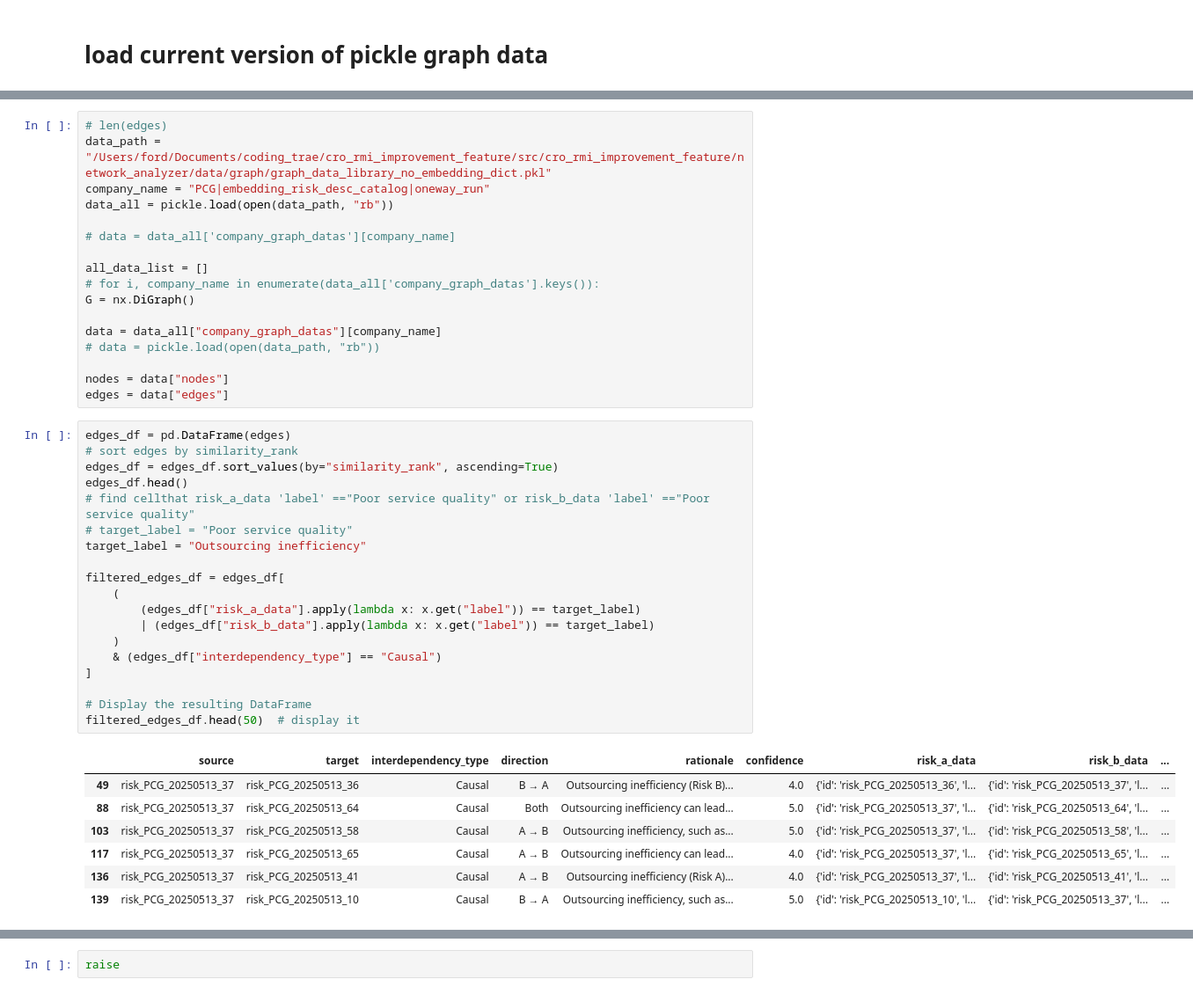
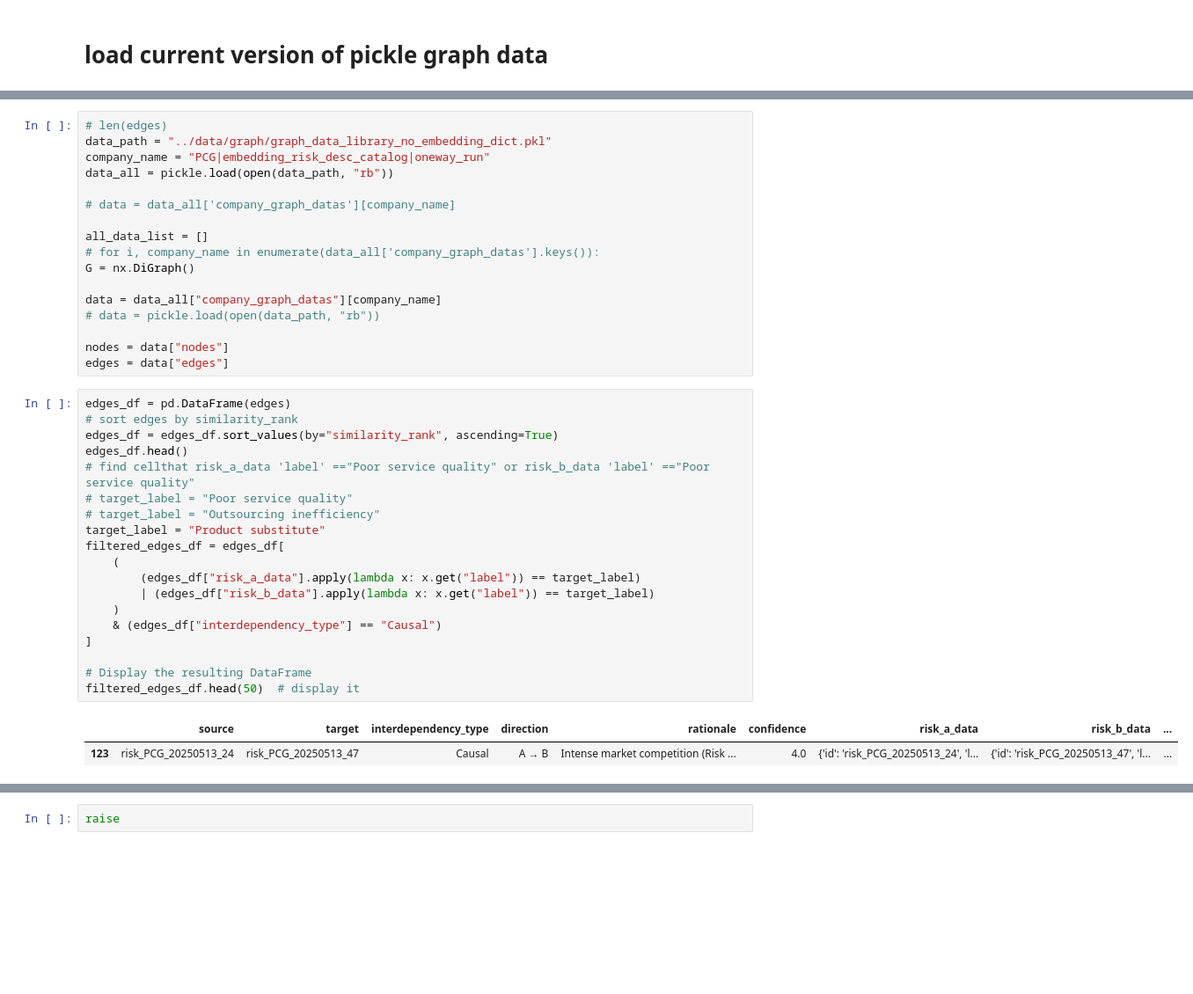
Before and after one commit to Fayord/cro_rmi_improvement_feature, a Jupyter notebook: src/cro_rmi_improvement_feature/network_analyzer/notebook/gen_cluster_mitigationplan_unittest 3.ipynb, the cells around one changed output, grey strips where cells are left out. Shown at 88% size. Saved outputs shown, nothing was run; the diff lists cells and outputs as text; blank space fills up the shorter version.

```diff
--- a/src/cro_rmi_improvement_feature/network_analyzer/notebook/gen_cluster_mitigationplan_unittest 3.ipynb
+++ b/src/cro_rmi_improvement_feature/network_analyzer/notebook/gen_cluster_mitigationplan_unittest 3.ipynb
@@ -270,6 +268,6 @@ here
 # %%
 # len(edges)
-data_path = "/Users/ford/Documents/coding_trae/cro_rmi_improvement_feature/src/cro_rmi_improvement_feature/network_analyzer/data/graph/graph_data_library_no_embedding_dict.pkl"
+data_path = "../data/graph/graph_data_library_no_embedding_dict.pkl"
 company_name = "PCG|embedding_risk_desc_catalog|oneway_run"
 data_all = pickle.load(open(data_path, "rb"))
 
@@ -287,28 +285,23 @@ edges = data["edges"]
 # %%
 edges_df = pd.DataFrame(edges)
 # sort edges by similarity_rank
 edges_df = edges_df.sort_values(by="similarity_rank", ascending=True)
 edges_df.head()
 # find cellthat risk_a_data 'label' =="Poor service quality" or risk_b_data 'label' =="Poor service quality"
 # target_label = "Poor service quality"
-target_label = "Outsourcing inefficiency"
-
+# target_label = "Outsourcing inefficiency"
+target_label = "Product substitute"
 filtered_edges_df = edges_df[
     (
         (edges_df["risk_a_data"].apply(lambda x: x.get("label")) == target_label)
         | (edges_df["risk_b_data"].apply(lambda x: x.get("label")) == target_label)
     )
     & (edges_df["interdependency_type"] == "Causal")
 ]
 
 # Display the resulting DataFrame
 filtered_edges_df.head(50)  # display it
 # %% [output]
 |  | source | target | interdependency_type | direction | rationale | confidence | risk_a_data | risk_b_data | ... |
-| 49 | risk_PCG_20250513_37 | risk_PCG_20250513_36 | Causal | B → A | Outsourcing inefficiency (Risk B)... | 4.0 | {'id': 'risk_PCG_20250513_36', 'l... | {'id': 'risk_PCG_20250513_37', 'l... | ... |
-| 88 | risk_PCG_20250513_37 | risk_PCG_20250513_64 | Causal | Both | Outsourcing inefficiency can lead... | 5.0 | {'id': 'risk_PCG_20250513_37', 'l... | {'id': 'risk_PCG_20250513_64', 'l... | ... |
-| 103 | risk_PCG_20250513_37 | risk_PCG_20250513_58 | Causal | A → B | Outsourcing inefficiency, such as... | 5.0 | {'id': 'risk_PCG_20250513_37', 'l... | {'id': 'risk_PCG_20250513_58', 'l... | ... |
-| 117 | risk_PCG_20250513_37 | risk_PCG_20250513_65 | Causal | A → B | Outsourcing inefficiency can lead... | 4.0 | {'id': 'risk_PCG_20250513_37', 'l... | {'id': 'risk_PCG_20250513_65', 'l... | ... |
-| 136 | risk_PCG_20250513_37 | risk_PCG_20250513_41 | Causal | A → B | Outsourcing inefficiency (Risk A)... | 4.0 | {'id': 'risk_PCG_20250513_37', 'l... | {'id': 'risk_PCG_20250513_41', 'l... | ... |
-| 139 | risk_PCG_20250513_37 | risk_PCG_20250513_10 | Causal | B → A | Outsourcing inefficiency, such as... | 5.0 | {'id': 'risk_PCG_20250513_10', 'l... | {'id': 'risk_PCG_20250513_37', 'l... | ... |
+| 123 | risk_PCG_20250513_24 | risk_PCG_20250513_47 | Causal | A → B | Intense market competition (Risk ... | 4.0 | {'id': 'risk_PCG_20250513_24', 'l... | {'id': 'risk_PCG_20250513_47', 'l... | ... |
 # %%
```
Also changed, not shown: parts of 2 cells of this notebook, 4 other files.
